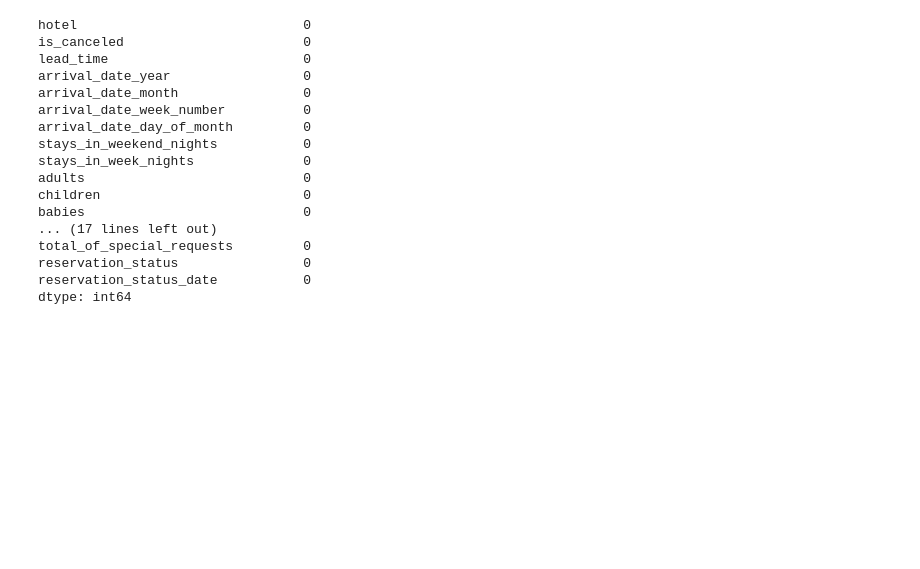
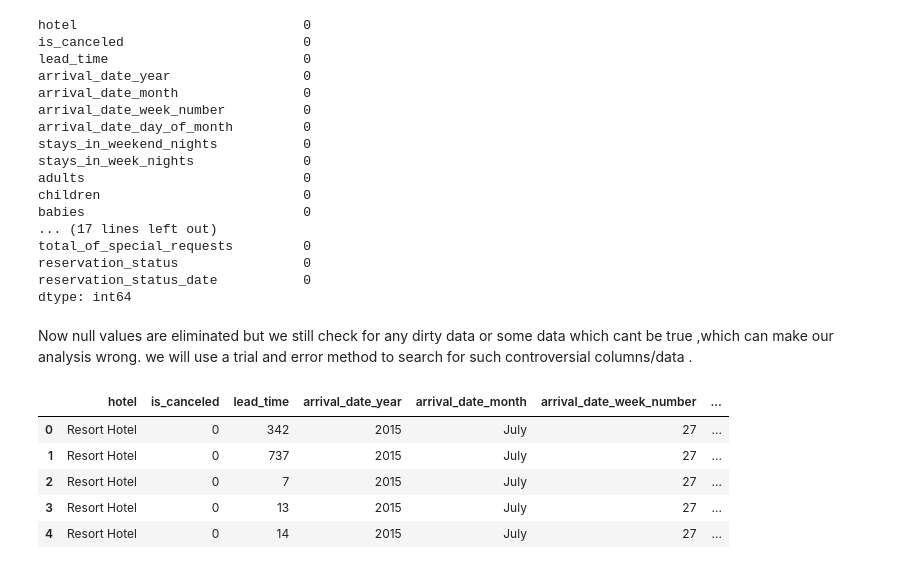
Before and after one commit to aswinijena3459/Hotel-Booking-analysis-EDA, a Jupyter notebook: Hotel_Bookings_Analysis.ipynb, the cells around one changed output. Saved outputs shown, nothing was run; the diff lists cells and outputs as text; code cells hidden in the pictures; blank space fills up the shorter version.

```diff
--- a/Hotel_Bookings_Analysis.ipynb
+++ b/Hotel_Bookings_Analysis.ipynb
@@ -531,3 +531,16 @@ total_of_special_requests         0
 reservation_status                0
 reservation_status_date           0
 dtype: int64
+# %% [markdown]
+Now null values are eliminated but we still check for any dirty data or some data which cant be true ,which can make our analysis wrong.
+we will use a trial and error method to search for such controversial columns/data .
+# %%
+pd.set_option('display.max_columns', None)  ### to see all the columns of the dataset which will make our analysis easier
+df1.head()  ###lets see our data for more refinement/manipulation
+# %% [output]
+|  | hotel | is_canceled | lead_time | arrival_date_year | arrival_date_month | arrival_date_week_number | ... |
+| 0 | Resort Hotel | 0 | 342 | 2015 | July | 27 | ... |
+| 1 | Resort Hotel | 0 | 737 | 2015 | July | 27 | ... |
+| 2 | Resort Hotel | 0 | 7 | 2015 | July | 27 | ... |
+| 3 | Resort Hotel | 0 | 13 | 2015 | July | 27 | ... |
+| 4 | Resort Hotel | 0 | 14 | 2015 | July | 27 | ... |
```
Also changed, not shown: parts of 9 cells of this notebook.
